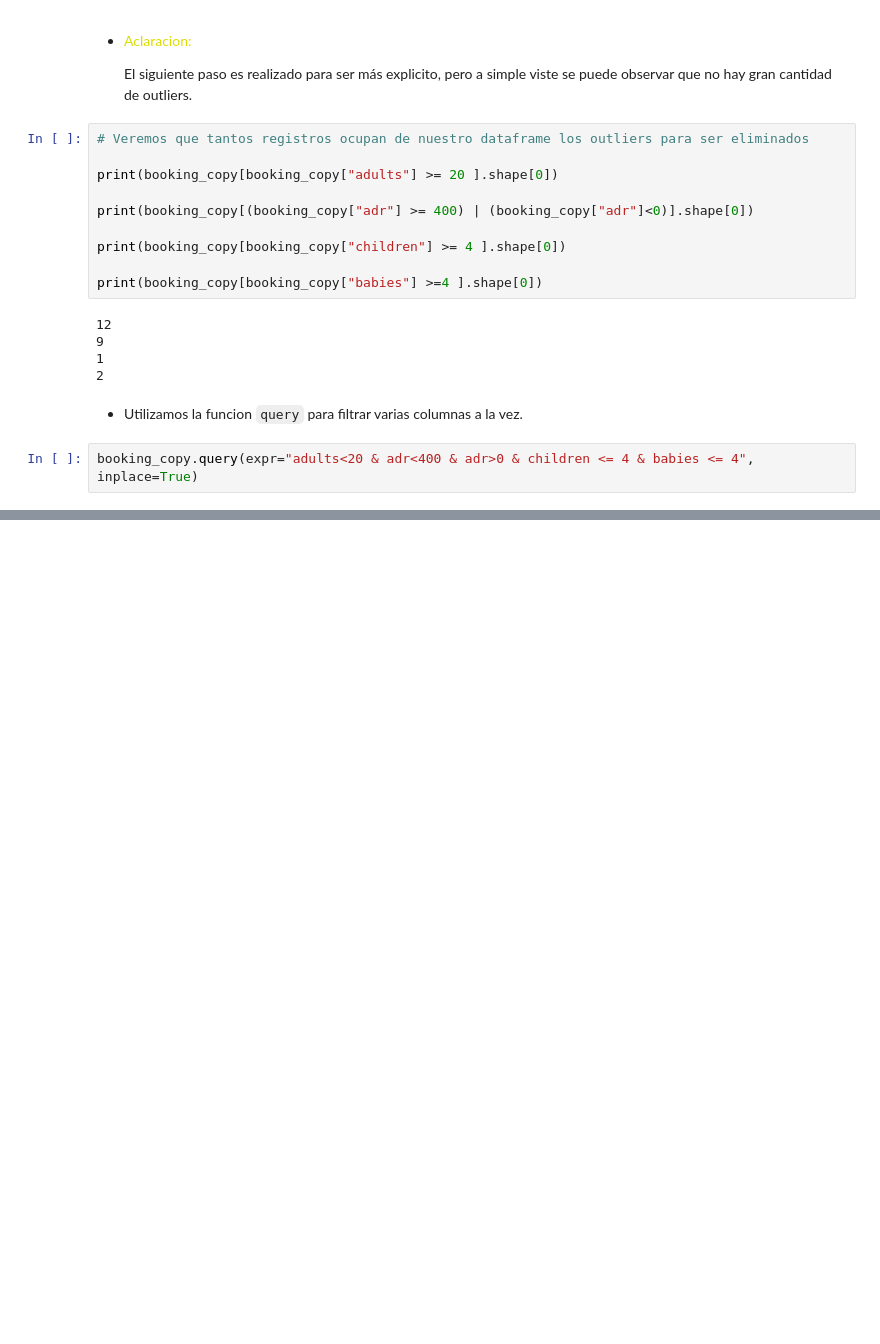
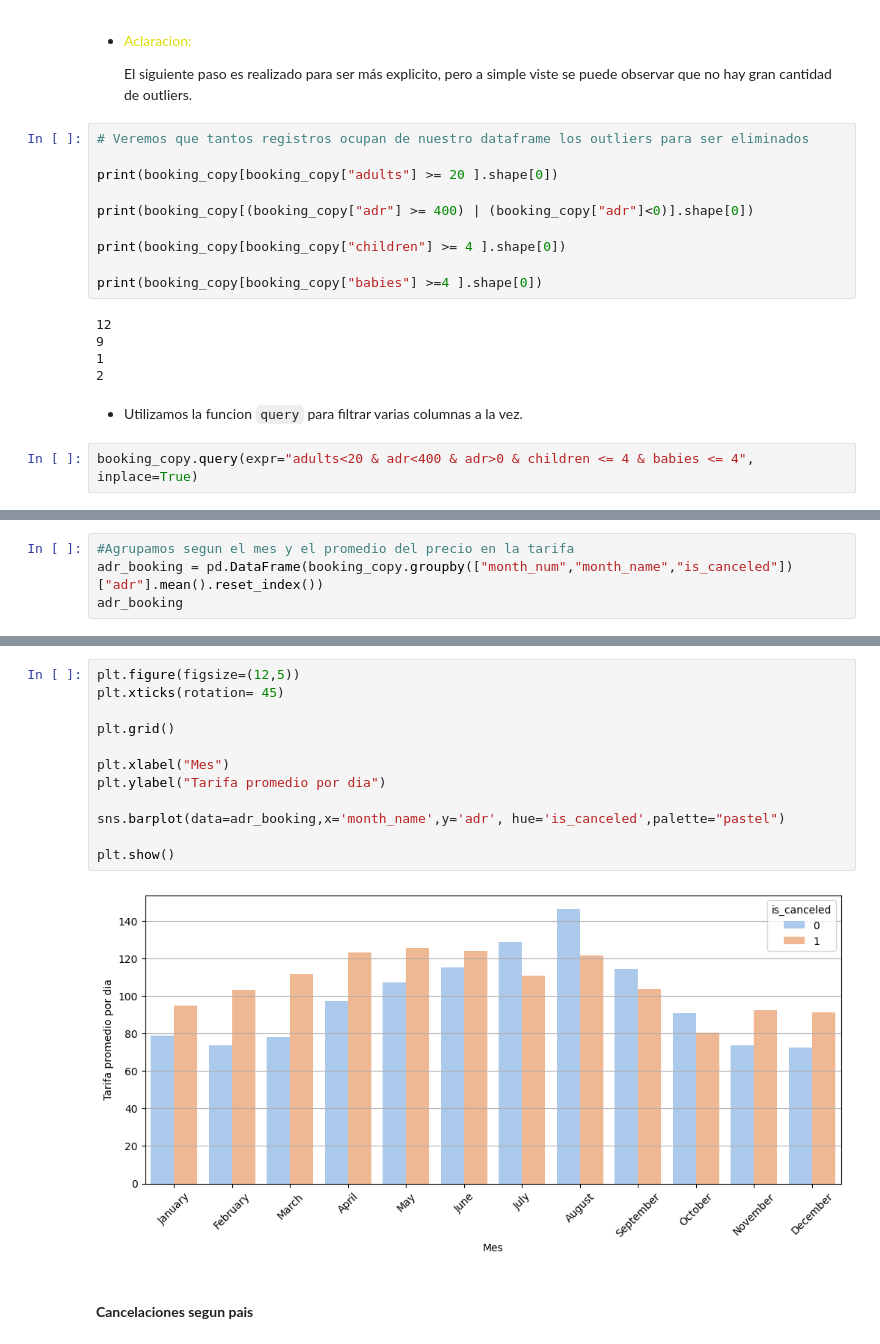
Before and after one commit to MartinFerrari5/Booking-Analysis, a Jupyter notebook: booking.ipynb, the cells around one changed output, grey strips where cells are left out. Drawn from its saved outputs; the diff is of its cells as text; blank space fills up the shorter version.

```diff
--- a/booking.ipynb
+++ b/booking.ipynb
@@ -246,0 +348,4 @@ approved, canceled = booking_copy[booking_copy["is_canceled"]==0], booking_copy[
+# %%
+#Agrupamos segun el mes y el promedio del precio en la tarifa
+adr_booking = pd.DataFrame(booking_copy.groupby(["month_num","month_name","is_canceled"])["adr"].mean().reset_index())
+adr_booking
@@ -246,0 +370,16 @@ approved, canceled = booking_copy[booking_copy["is_canceled"]==0], booking_copy[
+# %%
+plt.figure(figsize=(12,5))
+plt.xticks(rotation= 45)
+
+plt.grid()
+
+plt.xlabel("Mes")
+plt.ylabel("Tarifa promedio por dia")
+
+sns.barplot(data=adr_booking,x='month_name',y='adr', hue='is_canceled',palette="pastel")
+
+plt.show()
+# %% [output]
+[figure, added]
+# %% [markdown]
+#### <b>Cancelaciones segun pais</b>
```
Also changed, not shown: parts of 27 cells of this notebook.
